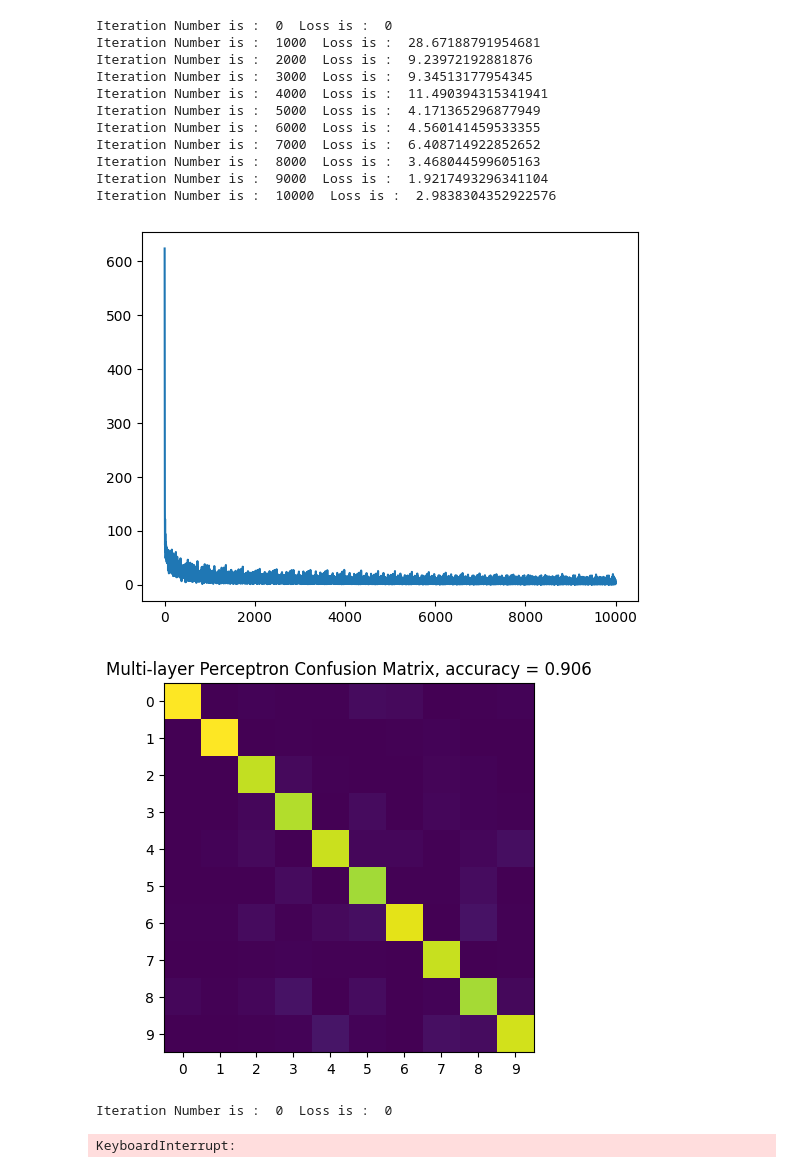
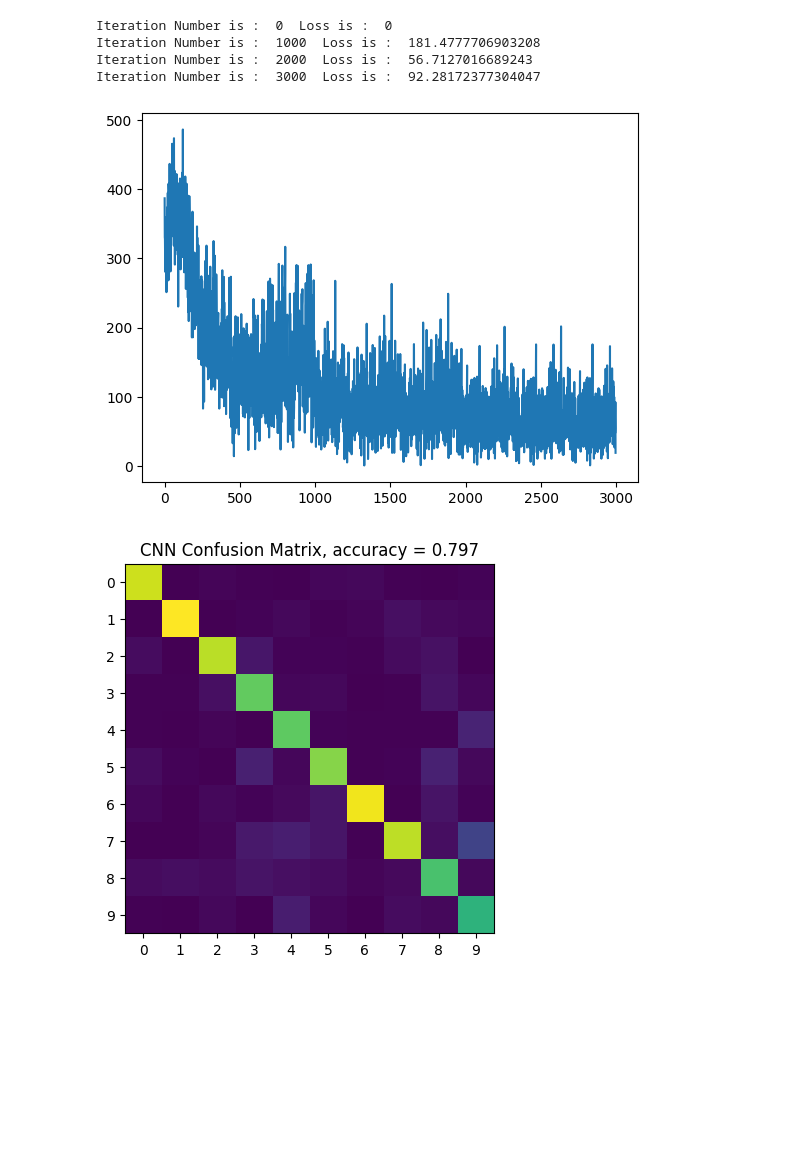
Before and after one commit to mohitydv09/computer_vision, a Jupyter notebook: hw4/cnn.ipynb, the cells around one changed output. Cells and saved outputs as stored; diff of their text form; code cells hidden in the pictures; blank space fills up the shorter version.

```diff
--- a/hw4/cnn.ipynb
+++ b/hw4/cnn.ipynb
@@ -486,25 +482,16 @@ def train_cnn(mini_batch_x, mini_batch_y):
 # %%
 if __name__ == '__main__':
     # main_slp_linear()
     # main_slp()
-    main_mlp()
+    # main_mlp()
     main_cnn()
 # %% [output]
 Iteration Number is :  0  Loss is :  0
-Iteration Number is :  1000  Loss is :  28.67188791954681
-Iteration Number is :  2000  Loss is :  9.23972192881876
-Iteration Number is :  3000  Loss is :  9.34513177954345
-Iteration Number is :  4000  Loss is :  11.490394315341941
-Iteration Number is :  5000  Loss is :  4.171365296877949
-Iteration Number is :  6000  Loss is :  4.560141459533355
-Iteration Number is :  7000  Loss is :  6.408714922852652
-Iteration Number is :  8000  Loss is :  3.468044599605163
-Iteration Number is :  9000  Loss is :  1.9217493296341104
-Iteration Number is :  10000  Loss is :  2.9838304352922576
+Iteration Number is :  1000  Loss is :  181.4777706903208
+Iteration Number is :  2000  Loss is :  56.7127016689243
+Iteration Number is :  3000  Loss is :  92.28172377304047
-[figure, old version]
+[figure, new version]
-[figure, old version]
+[figure, new version]
-Iteration Number is :  0  Loss is :  0
-KeyboardInterrupt:
 # %%
 import scipy.io as sio
 import matplotlib.pyplot as plt
```
Also changed, not shown: parts of 8 cells of this notebook, 5 other files.
